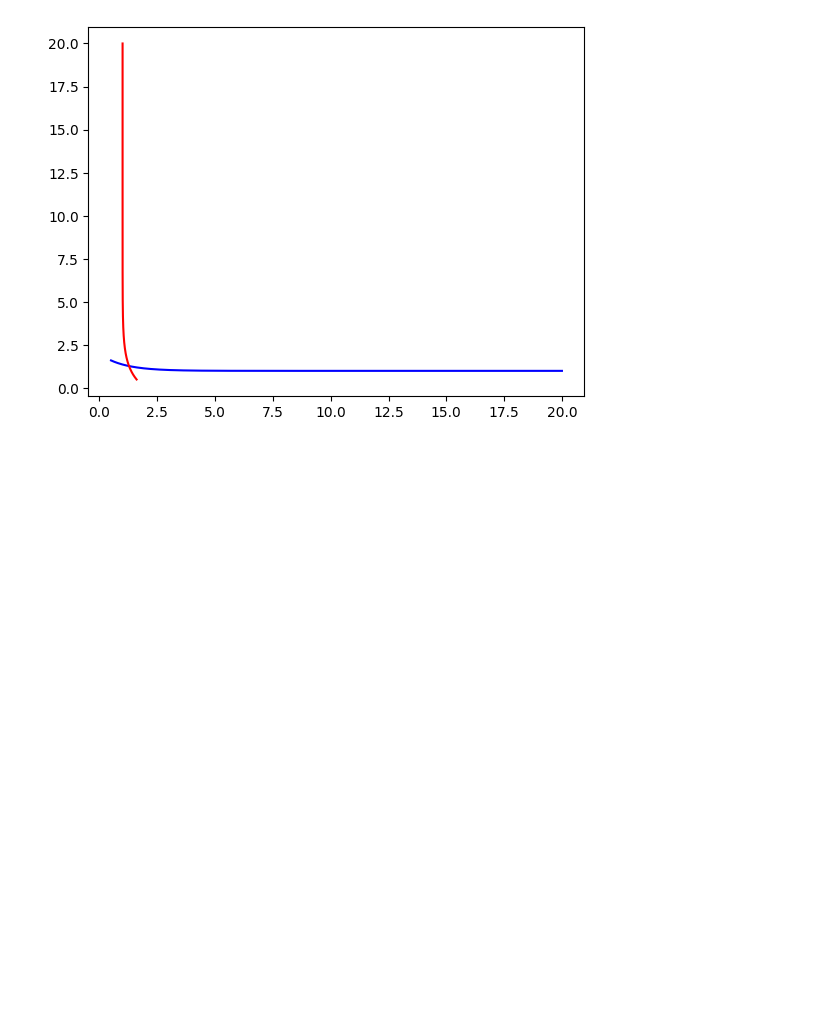
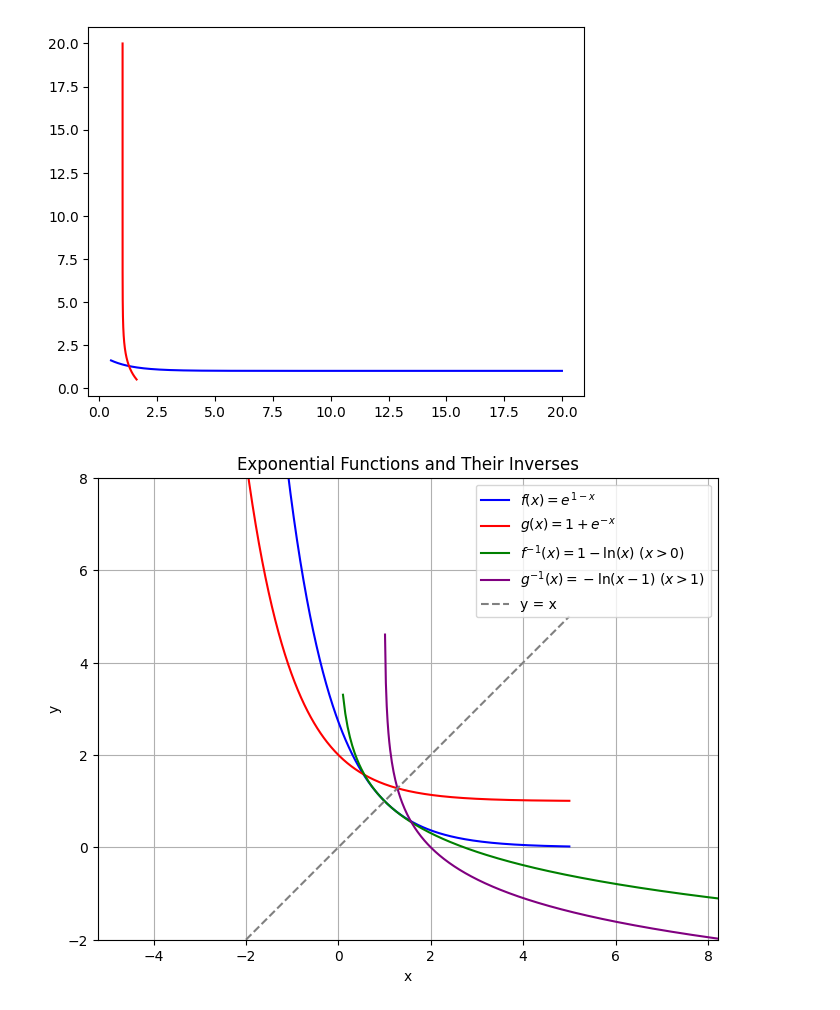
Before and after one commit to Codex643/Chapter-1, a Jupyter notebook: Chapter01-Section05-inverse functions-logs.ipynb, the cells around one changed output. Cells and saved outputs as stored; diff of their text form; code cells hidden in the pictures; blank space fills up the shorter version.

```diff
--- a/Chapter01-Section05-inverse functions-logs.ipynb
+++ b/Chapter01-Section05-inverse functions-logs.ipynb
@@ -57,3 +57,39 @@ plt.plot(y_vals, inv_vals, color='red')
 # %% [output]
 [<matplotlib.lines.Line2D at 0x...>]
 [figure]
+# %%
+
+import numpy as np
+import matplotlib.pyplot as plt
+import sympy as sym
+
+x = np.linspace(-2, 5, 400)
+
+g_vals = 1 + np.exp(-x)
+x_inv2 = np.linspace(1.01, np.max(g_vals), 400)   # x values for inverse (must be > 1)
+g_inv_vals = -np.log(x_inv2 - 1)
+
+plt.figure(figsize=(8, 6))
+
+plt.plot(x, f1_vals, label=r'$f(x)=e^{1-x}$', color='blue')
+plt.plot(x, g_vals, label=r'$g(x)=1+e^{-x}$', color='red')
+
+# Plot inverses (plotted as x vs inverse(x) using valid domains)
+plt.plot(x_inv1, f1_inv_vals, label=r'$f^{-1}(x)=1-\ln(x)\ (x>0)$', color='green')
+plt.plot(x_inv2, g_inv_vals, label=r'$g^{-1}(x)=-\ln(x-1)\ (x>1)$', color='purple')
+
+# Diagonal y=x for symmetry
+diag = np.linspace(-2, 5, 200)
+plt.plot(diag, diag, linestyle='--', color='gray', label='y = x')
+
+plt.title("Exponential Functions and Their Inverses")
+plt.xlabel("x")
+plt.ylabel("y")
+plt.legend()
+plt.grid(True)
+plt.axis('equal')
+plt.xlim(-2, 5)
+plt.ylim(-2, 8)
+plt.show()
+# %% [output]
+[figure, added]
```
